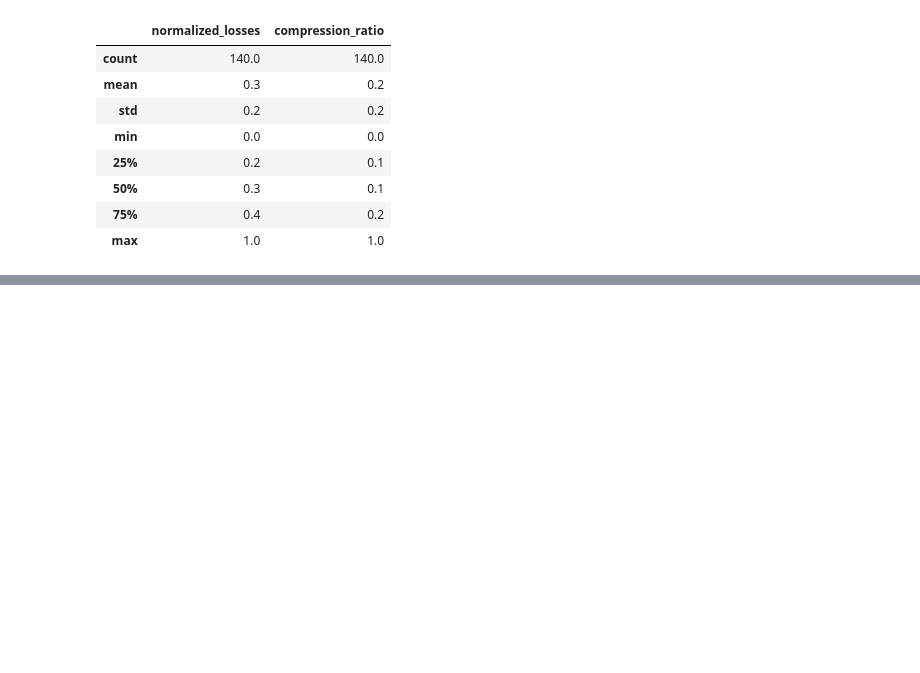
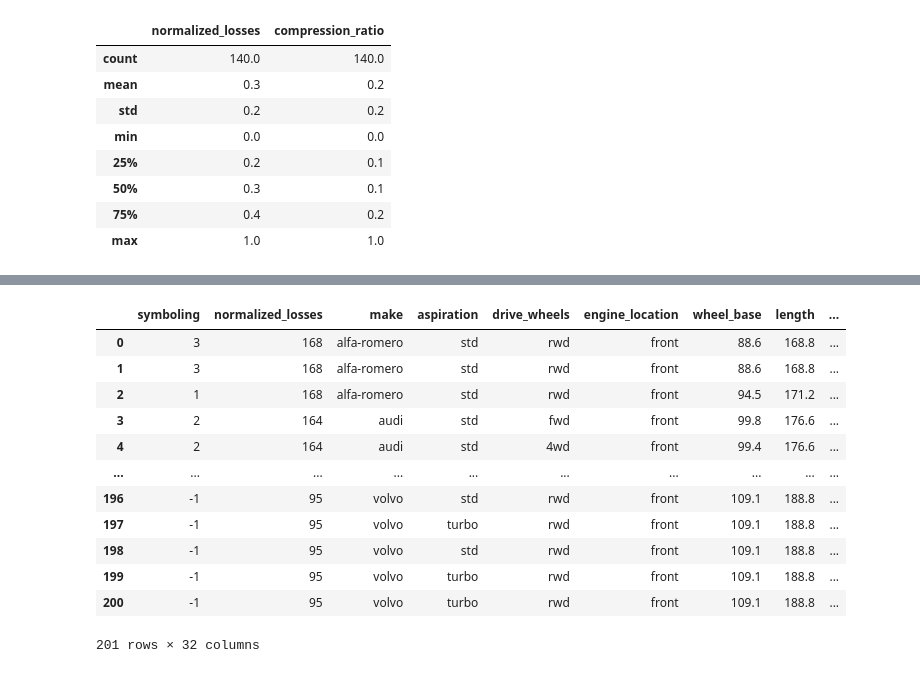
Before and after one commit to Maruf-Ahmad-khan/MinMaxScaling, a Jupyter notebook: MinMaxScale.ipynb, the cells around one changed output, grey strips where cells are left out. Saved outputs shown, nothing was run; the diff lists cells and outputs as text; code cells hidden in the pictures; blank space fills up the shorter version.

```diff
--- a/MinMaxScale.ipynb
+++ b/MinMaxScale.ipynb
@@ -175,0 +196,19 @@ np.round(X_train_Scale.describe(), 1)
+# %%
+import pandas as pd
+pd.get_dummies(df, columns=['fuel_type',
+                            'number_of_doors',
+                            'body_style'])
+# %% [output]
+|  | symboling | normalized_losses | make | aspiration | drive_wheels | engine_location | wheel_base | length | ... |
+| 0 | 3 | 168 | alfa-romero | std | rwd | front | 88.6 | 168.8 | ... |
+| 1 | 3 | 168 | alfa-romero | std | rwd | front | 88.6 | 168.8 | ... |
+| 2 | 1 | 168 | alfa-romero | std | rwd | front | 94.5 | 171.2 | ... |
+| 3 | 2 | 164 | audi | std | fwd | front | 99.8 | 176.6 | ... |
+| 4 | 2 | 164 | audi | std | 4wd | front | 99.4 | 176.6 | ... |
+| ... | ... | ... | ... | ... | ... | ... | ... | ... | ... |
+| 196 | -1 | 95 | volvo | std | rwd | front | 109.1 | 188.8 | ... |
+| 197 | -1 | 95 | volvo | turbo | rwd | front | 109.1 | 188.8 | ... |
+| 198 | -1 | 95 | volvo | std | rwd | front | 109.1 | 188.8 | ... |
+| 199 | -1 | 95 | volvo | turbo | rwd | front | 109.1 | 188.8 | ... |
+| 200 | -1 | 95 | volvo | turbo | rwd | front | 109.1 | 188.8 | ... |
+201 rows × 32 columns
```
Also changed, not shown: parts of 10 cells of this notebook, 2 other files.
